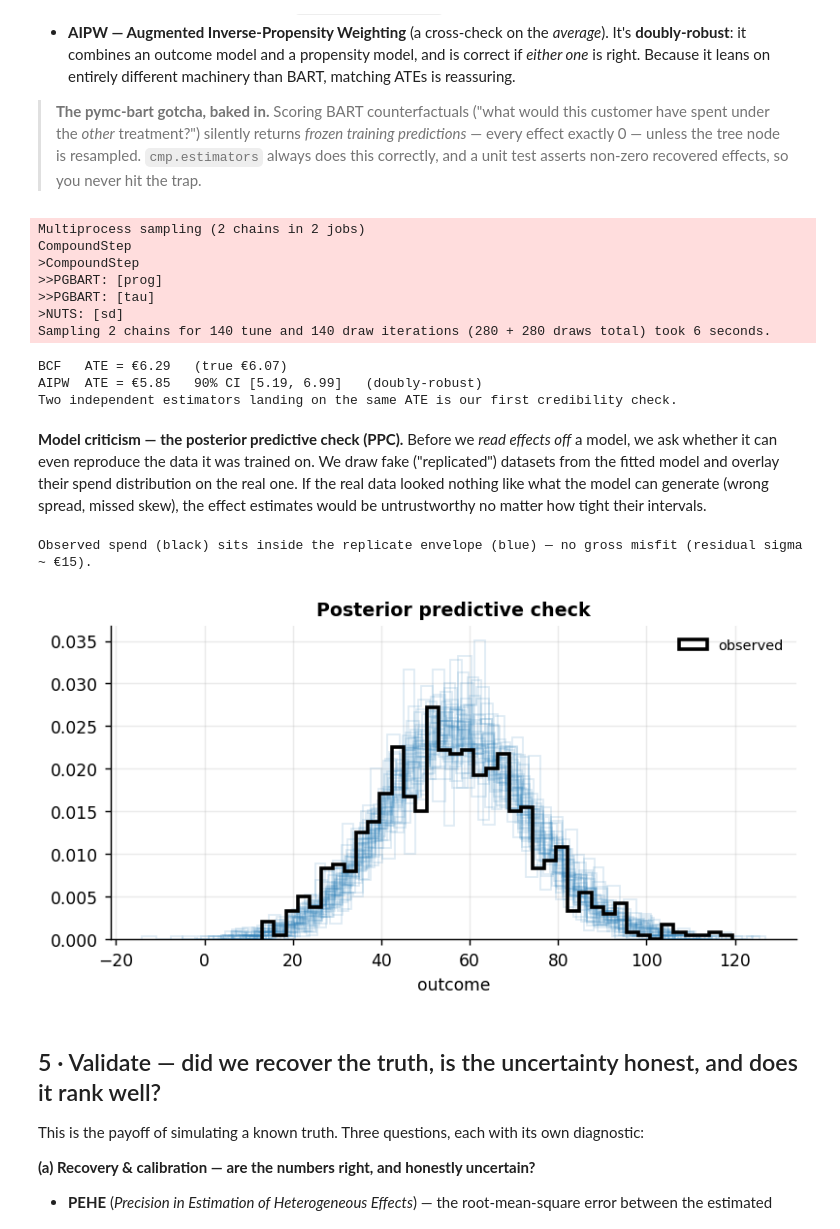
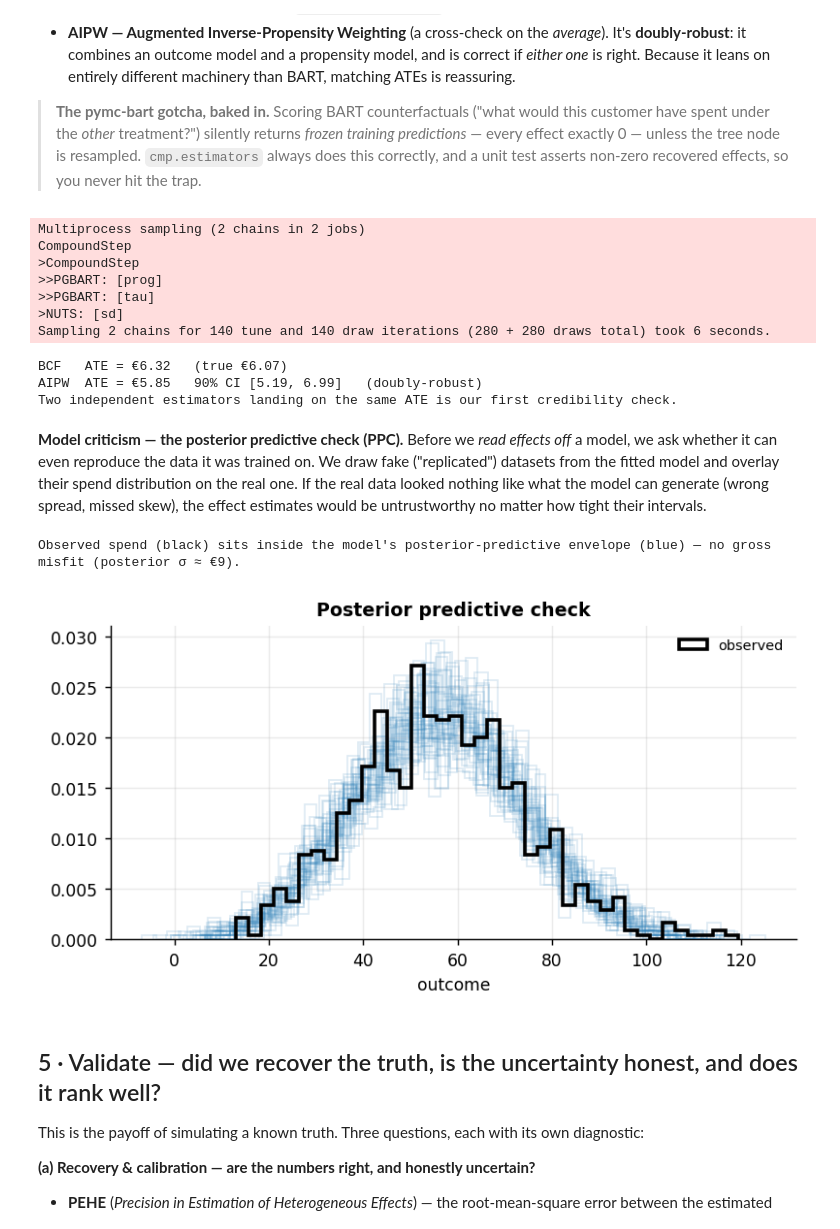
Before and after one commit to fmuia/sda_projects, a Jupyter notebook: causal-marketing-pymc/notebooks/01_uplift_targeting.ipynb, the cells around one changed output. Cells and saved outputs as stored; diff of their text form; code cells hidden in the pictures.

```diff
--- a/causal-marketing-pymc/notebooks/01_uplift_targeting.ipynb
+++ b/causal-marketing-pymc/notebooks/01_uplift_targeting.ipynb
@@ -247,7 +247,8 @@ agreement across independent methods is our first credibility signal.
 > — unless the tree node is resampled. `cmp.estimators` always does this correctly, and a unit test
 > asserts non-zero recovered effects, so you never hit the trap.
 # %%
-cate_bcf = est.bcf(X, T, y, phat, seed=60, **PROF)   # posterior CATE, shape (draws, customers)
+bcf_full = est.bcf(X, T, y, phat, seed=60, return_full=True, **PROF)   # CATE + fitted mu/sd (for a real PPC)
+cate_bcf = bcf_full["cate"]                          # posterior CATE, shape (draws, customers)
 cate_point = cate_bcf.mean(0)                        # posterior-mean effect per customer (a point estimate)
 
 aipw = est.aipw_ate(X, T, y, seed=SEED, n_boot=200 if FAST else 500)   # doubly-robust ATE + bootstrap CI
@@ -263,7 +264,7 @@ CompoundStep
 >>PGBART: [tau]
 >NUTS: [sd]
 Sampling 2 chains for 140 tune and 140 draw iterations (280 + 280 draws total) took 6 seconds.
-BCF   ATE = €6.29   (true €6.07)
+BCF   ATE = €6.32   (true €6.07)
 AIPW  ATE = €5.85   90% CI [5.19, 6.99]   (doubly-robust)
 Two independent estimators landing on the same ATE is our first credibility check.
 # %% [markdown]
@@ -273,16 +274,19 @@ the fitted model and overlay their spend distribution on the real one. If the re
 like what the model can generate (wrong spread, missed skew), the effect estimates would be untrustworthy
 no matter how tight their intervals.
 # %%
-cond_mean = (y.mean() - cate_point.mean() * T.mean()) + cate_point * T   # fitted conditional mean: baseline + tau*T
-resid_sd = float(np.std(y - cond_mean))
-y_rep = cond_mean[None, :] + rng.normal(0, resid_sd, size=(40, N))       # 40 replicate datasets
+# Genuine posterior predictive: replicate spend from the FITTED BCF — y_rep ~ Normal(mu_draw, sd_draw)
+# per posterior draw (mu = prognostic surface + tau*T), NOT a hand-built grand-mean constant.
+mu_post, sd_post = bcf_full["mu"], bcf_full["sd"]          # (draws, N) and (draws,)
+sel = rng.choice(mu_post.shape[0], size=40, replace=False)
+y_rep = mu_post[sel] + rng.normal(0, 1, size=(40, N)) * sd_post[sel, None]
 fig, ax = plt.subplots(figsize=(6.2, 3.4))
 plots.ppc_plot(ax, y, y_rep)
 fig.tight_layout()
-print(f"Observed spend (black) sits inside the replicate envelope (blue) — no gross misfit (residual sigma ~ €{resid_sd:.0f}).")
+print(f"Observed spend (black) sits inside the model's posterior-predictive envelope (blue) — no gross "
+      f"misfit (posterior σ ≈ €{sd_post.mean():.0f}).")
 # %% [output]
-Observed spend (black) sits inside the replicate envelope (blue) — no gross misfit (residual sigma ~ €15).
+Observed spend (black) sits inside the model's posterior-predictive envelope (blue) — no gross misfit (posterior σ ≈ €9).
-[figure, old version]
+[figure, new version]
 # %% [markdown]
 ## 5 · Validate — did we recover the truth, is the uncertainty honest, and does it rank well?
 
```
Also changed, not shown: parts of 8 cells of this notebook, 14 other files.
